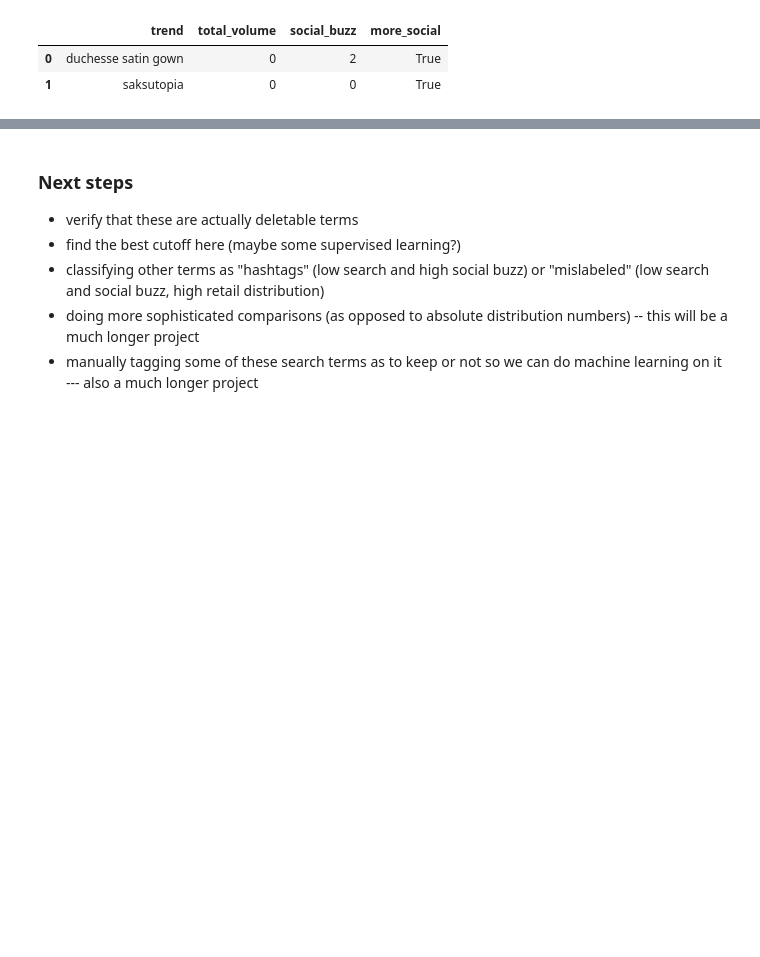
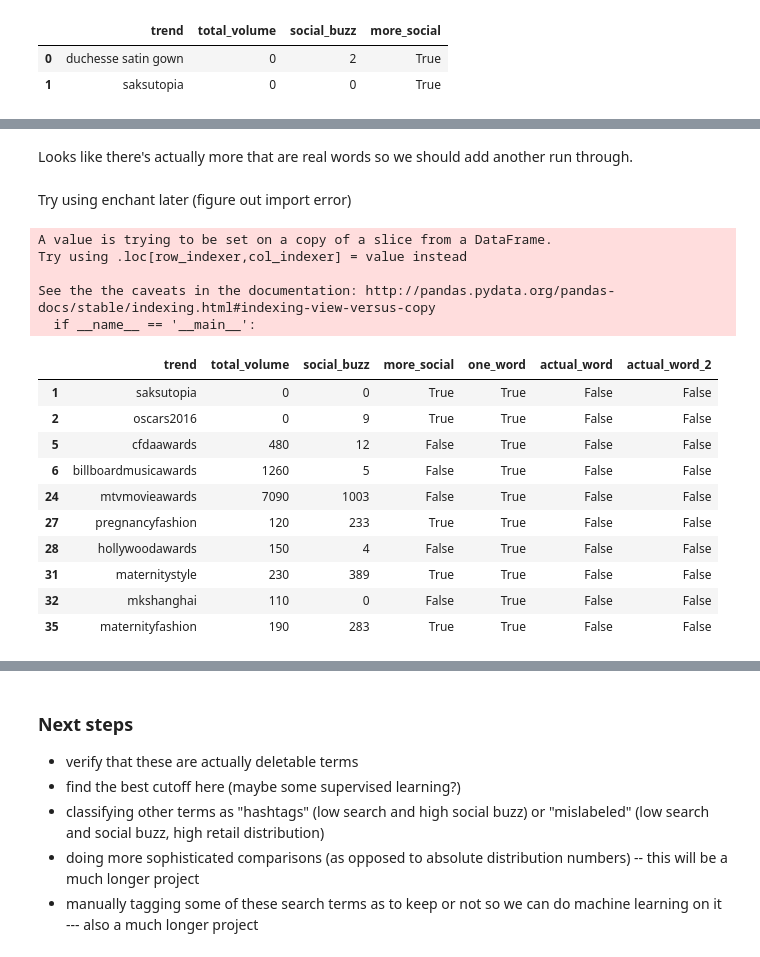
Before and after one commit to belindazeng/search, a Jupyter notebook: Hashtags.ipynb, the cells around one changed output, grey strips where cells are left out. Saved outputs shown, nothing was run; the diff lists cells and outputs as text; code cells hidden in the pictures; blank space fills up the shorter version.

```diff
--- a/Hashtags.ipynb
+++ b/Hashtags.ipynb
@@ -508,0 +516,4 @@ False
+# %%
+# only terms with one word
+one_word_df = df[df['one_word']]
+one_word_df.head(10)
@@ -508,0 +553,9 @@ False
+# %%
+# eliminate all the known words
+from nltk.corpus import words
+
+def is_actual_word(trend):
+    word_bool = trend in words.words()
+    return word_bool
+
+one_word_df['actual_word'] = one_word_df['trend'].apply(lambda trend: is_actual_word(trend))
@@ -508,0 +595,4 @@ False
+# %% [markdown]
+Looks like there's actually more that are real words so we should add another run through.
+# %% [markdown]
+Try using enchant later (figure out import error)
@@ -508,0 +606,22 @@ False
+# %%
+full_hashtag_df['actual_word_2'] = full_hashtag_df['trend'].apply(lambda trend: is_actual_word_2(trend))
+# only terms with one word
+complete_hashtag_df = full_hashtag_df[full_hashtag_df['actual_word'] == 0]
+complete_hashtag_df.head(10)
+# %% [output]
+A value is trying to be set on a copy of a slice from a DataFrame.
+Try using .loc[row_indexer,col_indexer] = value instead
+
+See the the caveats in the documentation: http://pandas.pydata.org/pandas-docs/stable/indexing.html#indexing-view-versus-copy
+  if __name__ == '__main__':
+|  | trend | total_volume | social_buzz | more_social | one_word | actual_word | actual_word_2 |
+| 1 | saksutopia | 0 | 0 | True | True | False | False |
+| 2 | oscars2016 | 0 | 9 | True | True | False | False |
+| 5 | cfdaawards | 480 | 12 | False | True | False | False |
+| 6 | billboardmusicawards | 1260 | 5 | False | True | False | False |
+| 24 | mtvmovieawards | 7090 | 1003 | False | True | False | False |
+| 27 | pregnancyfashion | 120 | 233 | True | True | False | False |
+| 28 | hollywoodawards | 150 | 4 | False | True | False | False |
+| 31 | maternitystyle | 230 | 389 | True | True | False | False |
+| 32 | mkshanghai | 110 | 0 | False | True | False | False |
+| 35 | maternityfashion | 190 | 283 | True | True | False | False |
```
Also changed, not shown: parts of 26 cells of this notebook, 4 other files.
